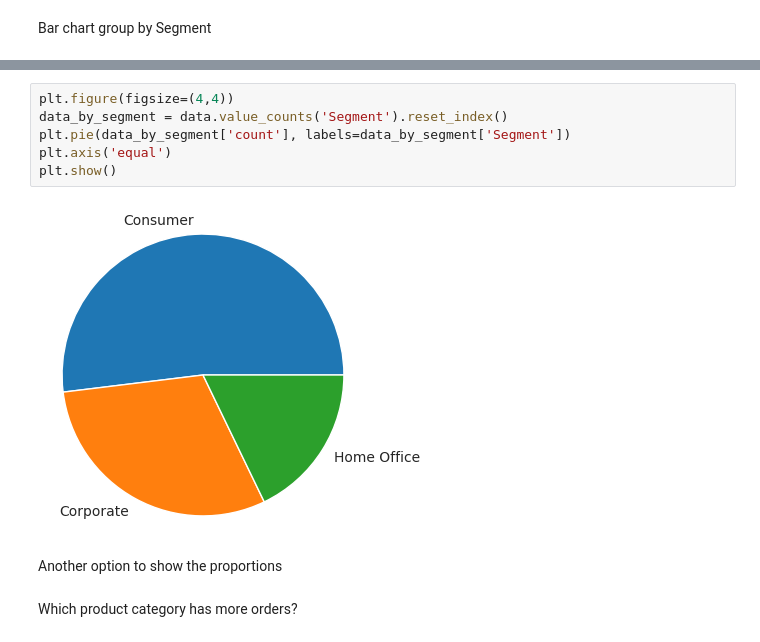
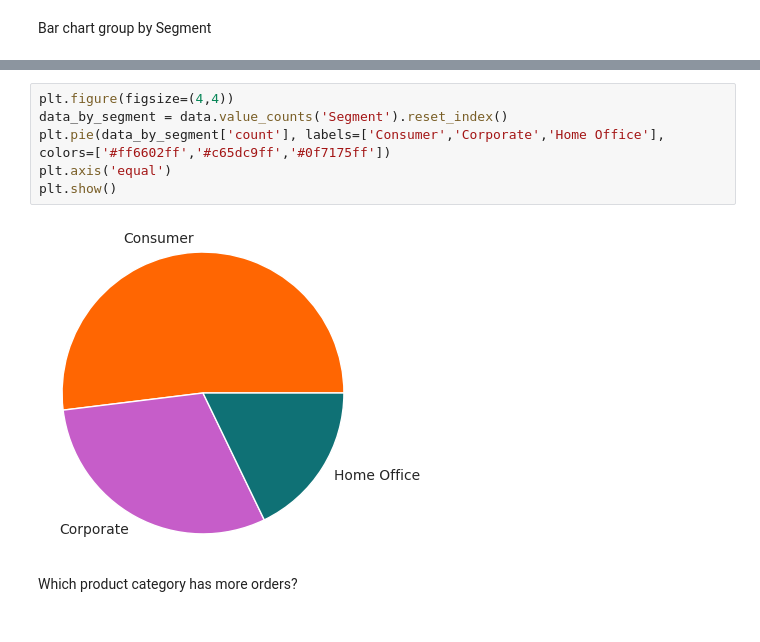
Before and after one commit to alejo-cuello/first-steps-data-science, a Jupyter notebook: code/exploring-series.ipynb, the cells around one changed output, grey strips where cells are left out. Drawn from its saved outputs; the diff is of its cells as text.

```diff
--- a/code/exploring-series.ipynb
+++ b/code/exploring-series.ipynb
@@ -145,13 +174,11 @@ sns.catplot(data=data, x='Segment',kind='count')
 # %%
 plt.figure(figsize=(4,4))
 data_by_segment = data.value_counts('Segment').reset_index()
-plt.pie(data_by_segment['count'], labels=data_by_segment['Segment'])
+plt.pie(data_by_segment['count'], labels=['Consumer','Corporate','Home Office'], colors=['#ff6602ff','#c65dc9ff','#0f7175ff'])
 plt.axis('equal')
 plt.show()
 # %% [output]
-[figure, old version]
+[figure, new version]
-# %% [markdown]
-Another option to show the proportions
 # %% [markdown]
 Which product category has more orders?
 # %%
```
Also changed, not shown: parts of 14 cells of this notebook.
